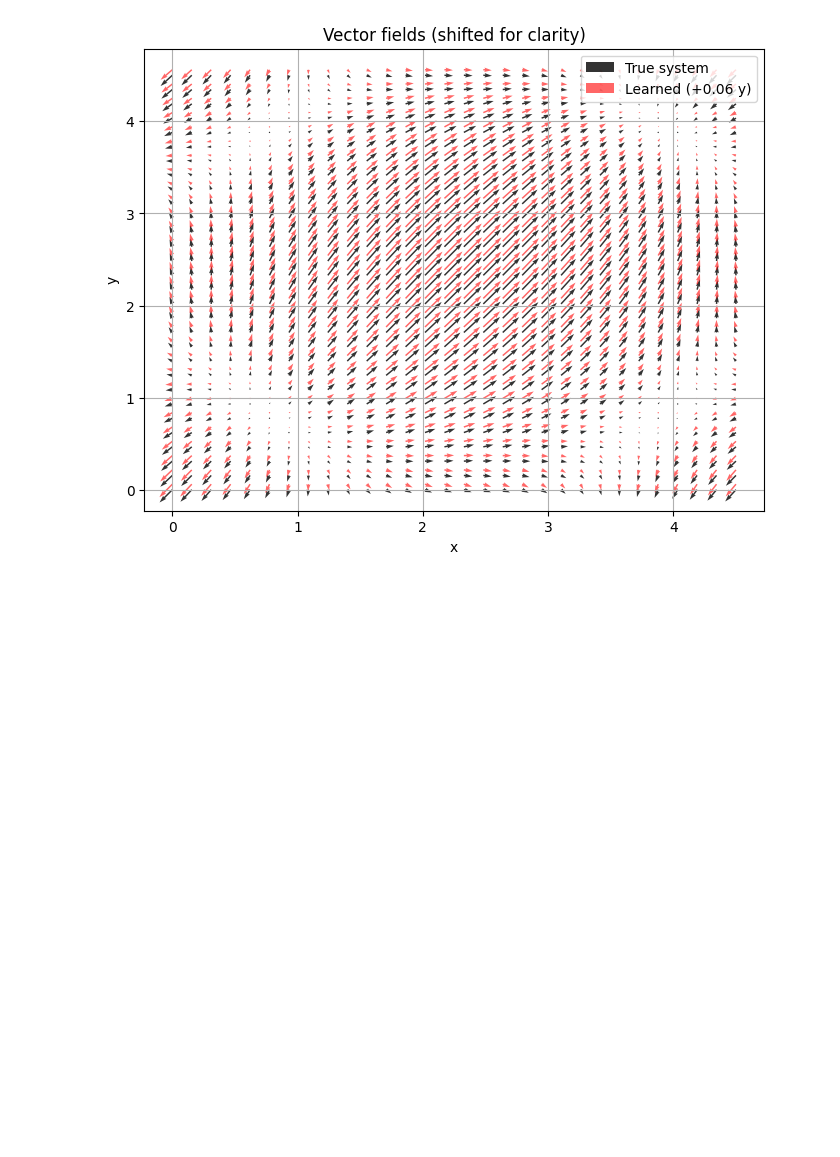
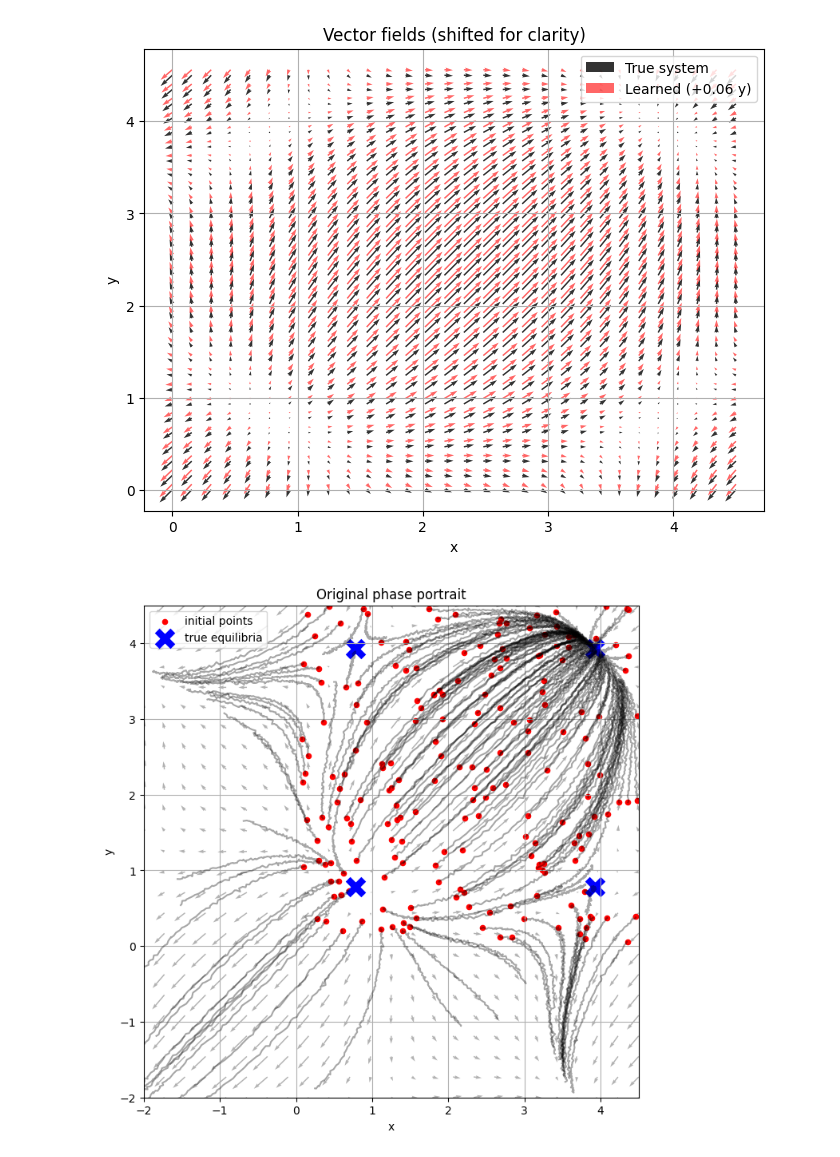
Before and after one commit to xsokolovae1/neural-odes-near-equilibria, a Jupyter notebook: TRAIN_ODES/cos_system/cos_tanh.ipynb, the cells around one changed output. Saved outputs shown, nothing was run; the diff lists cells and outputs as text; code cells hidden in the pictures; blank space fills up the shorter version.

```diff
--- a/TRAIN_ODES/cos_system/cos_tanh.ipynb
+++ b/TRAIN_ODES/cos_system/cos_tanh.ipynb
@@ -490,0 +534,6 @@ plot_vector_fields_shifted(
+# %%
+gt = Cos().to(device)
+plot_phase_portrait_true(gt, z0_test, Z_test, true_equilibria,
+                         xlim=(-2, 4.5), ylim=(-2, 4.5), grid_n=25, max_traj=200)
+# %% [output]
+[figure, added]
```
Also changed, not shown: parts of 3 cells of this notebook, 1 other file.
